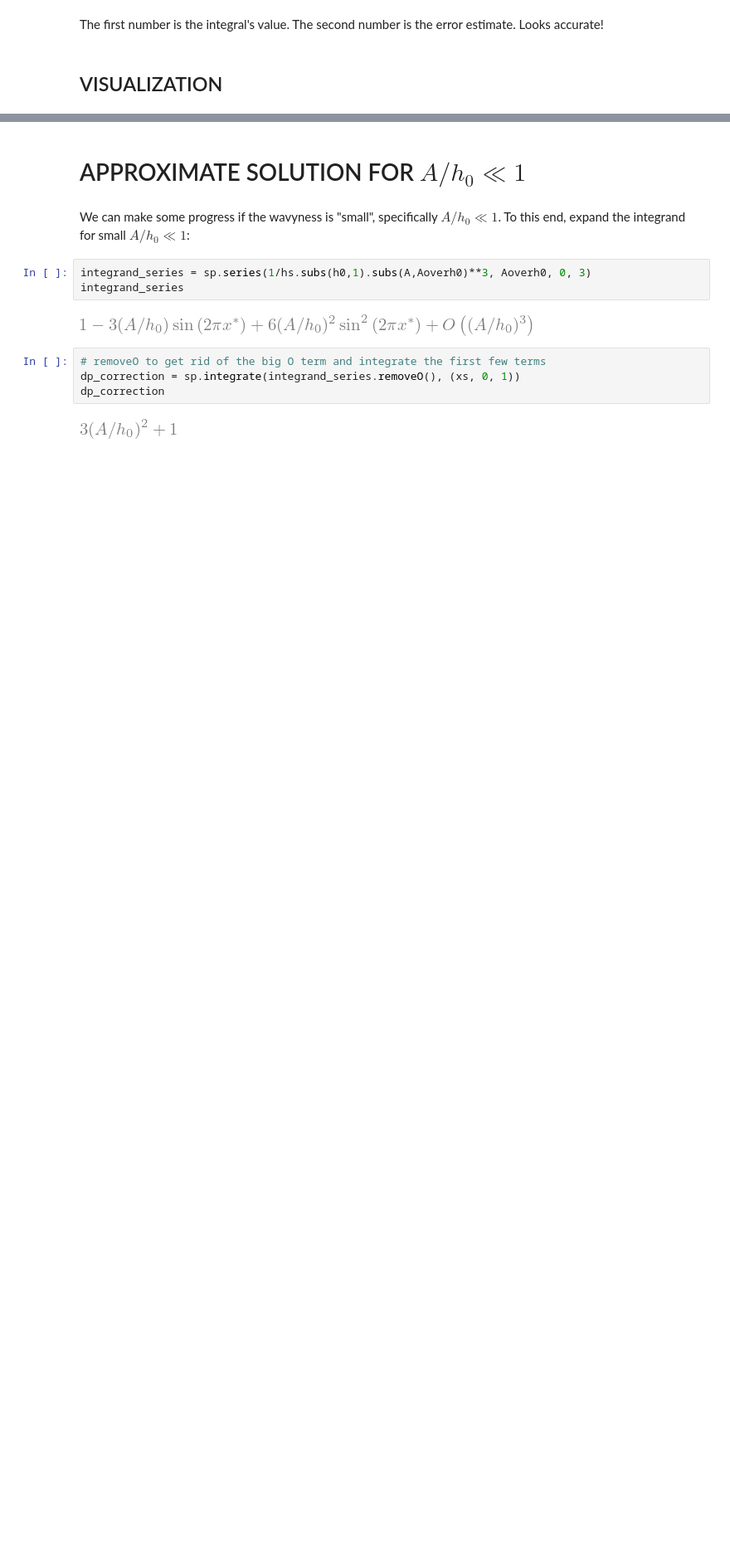
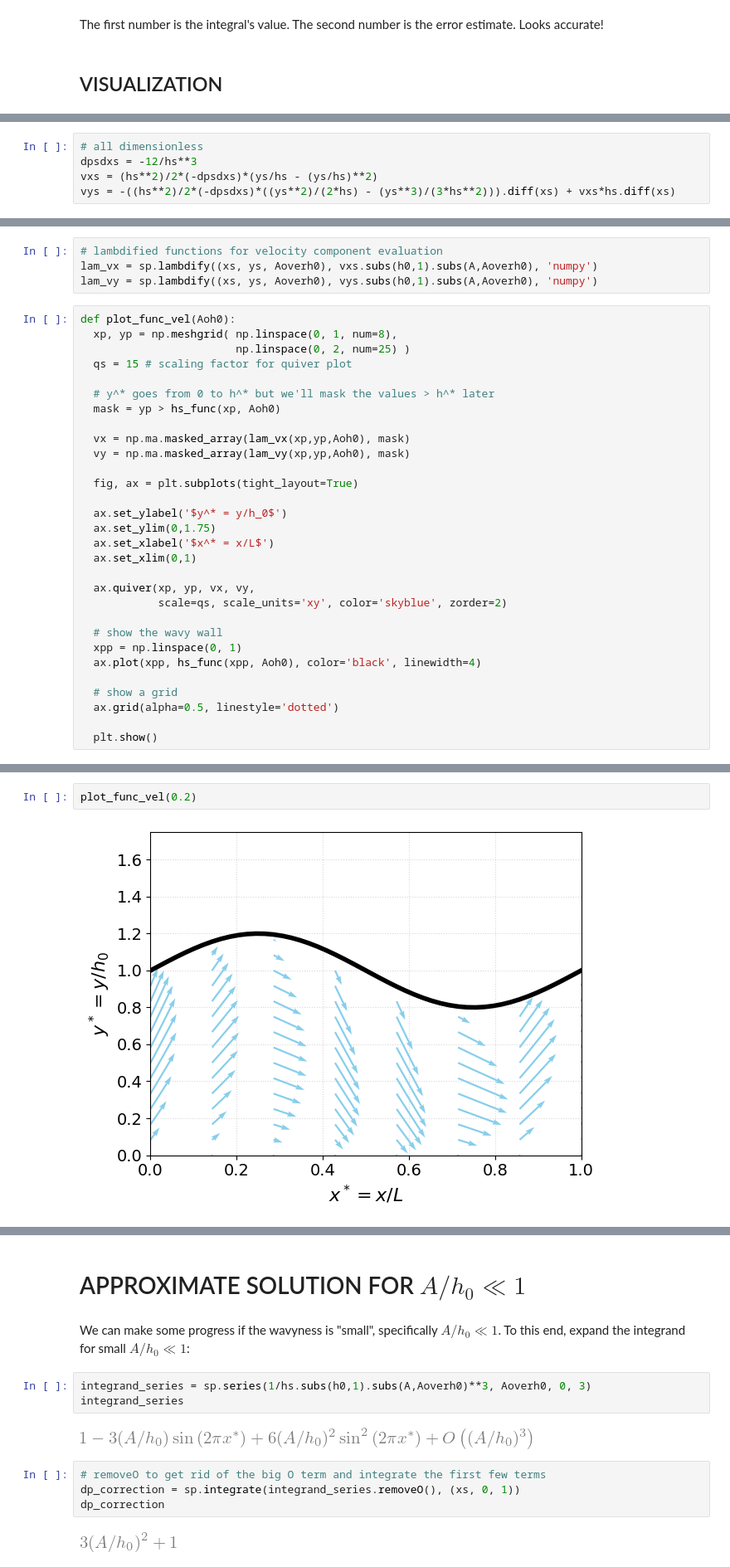
Before and after one commit to ichristov/intermediate-fluid-mechanics, a Jupyter notebook: Wavy_Channel.ipynb, the cells around one changed output, grey strips where cells are left out. Shown at 83% size. Drawn from its saved outputs; the diff is of its cells as text; blank space fills up the shorter version.

```diff
--- a/Wavy_Channel.ipynb
+++ b/Wavy_Channel.ipynb
@@ -190,0 +211,5 @@ quad(lambda x: 1/hs_func(x, 0.5)**3, 0, 1)
+# %%
+# all dimensionless
+dpsdxs = -12/hs**3
+vxs = (hs**2)/2*(-dpsdxs)*(ys/hs - (ys/hs)**2)
+vys = -((hs**2)/2*(-dpsdxs)*((ys**2)/(2*hs) - (ys**3)/(3*hs**2))).diff(xs) + vxs*hs.diff(xs)
@@ -190,0 +227,34 @@ quad(lambda x: 1/hs_func(x, 0.5)**3, 0, 1)
+# %%
+# lambdified functions for velocity component evaluation
+lam_vx = sp.lambdify((xs, ys, Aoverh0), vxs.subs(h0,1).subs(A,Aoverh0), 'numpy')
+lam_vy = sp.lambdify((xs, ys, Aoverh0), vys.subs(h0,1).subs(A,Aoverh0), 'numpy')
+# %%
+def plot_func_vel(Aoh0):
+  xp, yp = np.meshgrid( np.linspace(0, 1, num=8),
+                        np.linspace(0, 2, num=25) )
+  qs = 15 # scaling factor for quiver plot
+
+  # y^* goes from 0 to h^* but we'll mask the values > h^* later
+  mask = yp > hs_func(xp, Aoh0)
+
+  vx = np.ma.masked_array(lam_vx(xp,yp,Aoh0), mask)
+  vy = np.ma.masked_array(lam_vy(xp,yp,Aoh0), mask)
+
+  fig, ax = plt.subplots(tight_layout=True)
+
+  ax.set_ylabel('$y^* = y/h_0$')
+  ax.set_ylim(0,1.75)
+  ax.set_xlabel('$x^* = x/L$')
+  ax.set_xlim(0,1)
+
+  ax.quiver(xp, yp, vx, vy,
+            scale=qs, scale_units='xy', color='skyblue', zorder=2)
+
+  # show the wavy wall
+  xpp = np.linspace(0, 1)
+  ax.plot(xpp, hs_func(xpp, Aoh0), color='black', linewidth=4)
+
+  # show a grid
+  ax.grid(alpha=0.5, linestyle='dotted')
+
+  plt.show()
@@ -190,0 +263,4 @@ quad(lambda x: 1/hs_func(x, 0.5)**3, 0, 1)
+# %%
+plot_func_vel(0.2)
+# %% [output]
+[figure, added]
```
Also changed, not shown: parts of 21 cells of this notebook.
